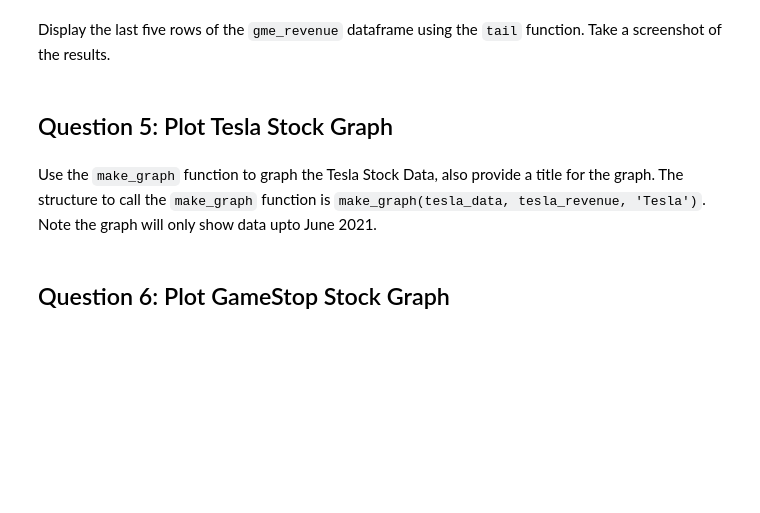
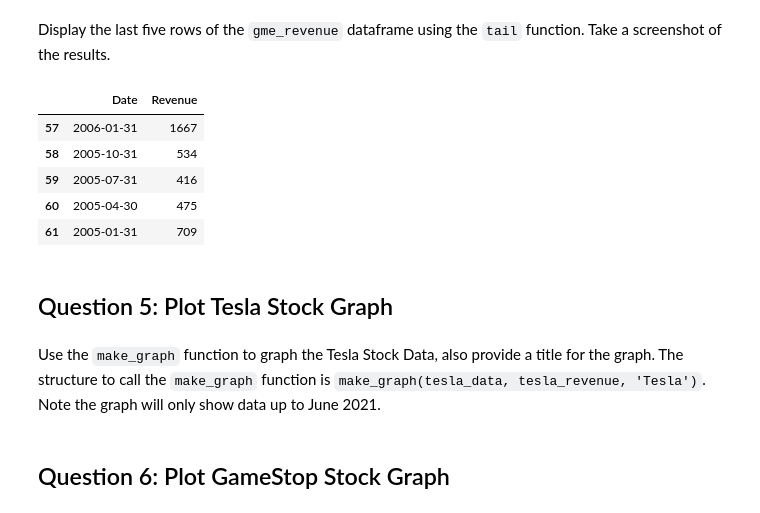
Before and after one commit to stjaeckel/coursera, a Jupyter notebook: Final Assignment.ipynb, the cells around one changed output. Drawn from its saved outputs; the diff is of its cells as text; code cells hidden in the pictures; blank space fills up the shorter version.

````diff
--- a/Final Assignment.ipynb
+++ b/Final Assignment.ipynb
@@ -134,8 +156,13 @@ Using the ticker object and the function `history` extract stock information and
 ## Question 4: Use Webscraping to Extract GME Revenue Data
 # %% [markdown]
 Use the `requests` library to download the webpage https://cf-courses-data.s3.us.cloud-object-storage.appdomain.cloud/IBMDeveloperSkillsNetwork-PY0220EN-SkillsNetwork/labs/project/stock.html. Save the text of the response as a variable named `html_data`.
+# %%
+url = "https://cf-courses-data.s3.us.cloud-object-storage.appdomain.cloud/IBMDeveloperSkillsNetwork-PY0220EN-SkillsNetwork/labs/project/stock.html"
+html_data  = requests.get(url).text
 # %% [markdown]
 Parse the html data using `beautiful_soup`.
+# %%
+soup = BeautifulSoup(html_data, 'html5lib')
 # %% [markdown]
 Using `BeautifulSoup` or the `read_html` function extract the table with `GameStop Quarterly Revenue` and store it into a dataframe named `gme_revenue`. The dataframe should have columns `Date` and `Revenue`. Make sure the comma and dollar sign is removed from the `Revenue` column using a method similar to what you did in Question 2.
 # %% [markdown]
@@ -153,9 +180,24 @@ If you want to use the read_html function the table is located at index 1
 ```
 
 </details>
+# %%
+gme_revenue = pd.read_html(str(soup))[1]
+gme_revenue.columns = ["Date","Revenue"]
+gme_revenue["Revenue"] = gme_revenue['Revenue'].str.replace(",|\$","", regex=True)
+gme_revenue.dropna(inplace=True)
+gme_revenue = gme_revenue[gme_revenue['Revenue'] != ""]
 # %% [markdown]
 Display the last five rows of the `gme_revenue` dataframe using the `tail` function. Take a screenshot of the results.
+# %%
+gme_revenue.tail()
+# %% [output]
+|  | Date | Revenue |
+| 57 | 2006-01-31 | 1667 |
+| 58 | 2005-10-31 | 534 |
+| 59 | 2005-07-31 | 416 |
+| 60 | 2005-04-30 | 475 |
+| 61 | 2005-01-31 | 709 |
 # %% [markdown]
 ## Question 5: Plot Tesla Stock Graph
 # %% [markdown]
-Use the `make_graph` function to graph the Tesla Stock Data, also provide a title for the graph. The structure to call the `make_graph` function is `make_graph(tesla_data, tesla_revenue, 'Tesla')`. Note the graph will only show data upto June 2021.
+Use the `make_graph` function to graph the Tesla Stock Data, also provide a title for the graph. The structure to call the `make_graph` function is `make_graph(tesla_data, tesla_revenue, 'Tesla')`. Note the graph will only show data up to June 2021.
````
Also changed, not shown: parts of 6 cells of this notebook.
